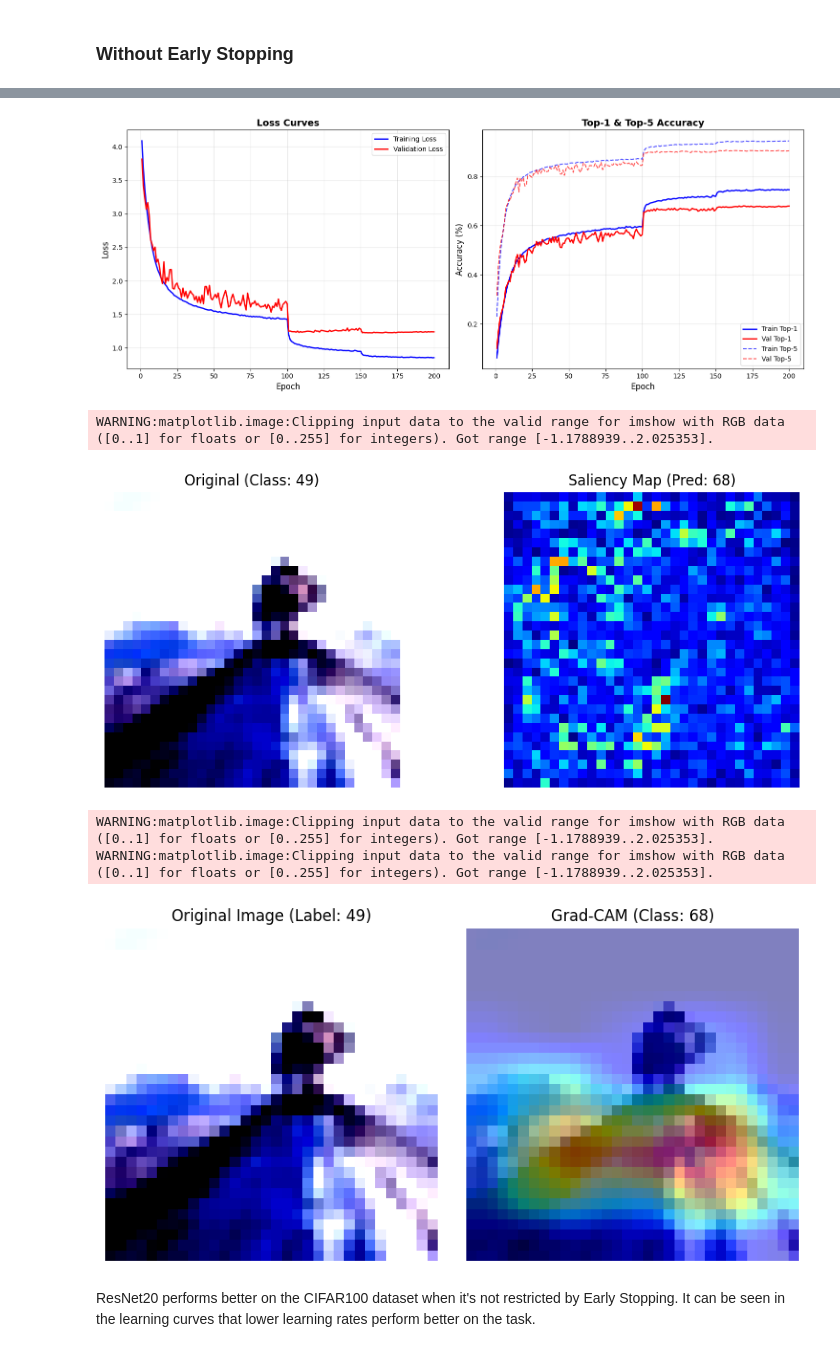
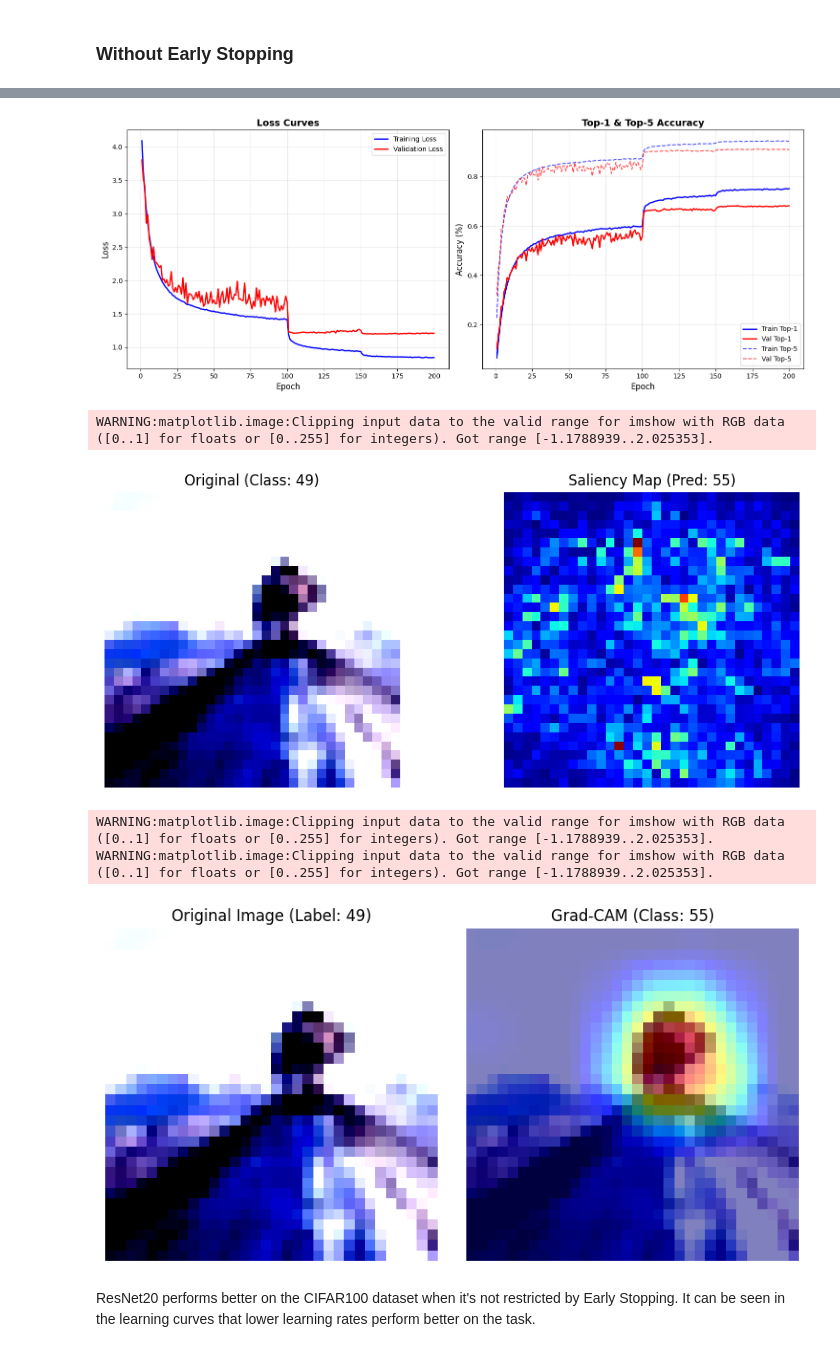
Before and after one commit to Hamza-Ali0237/PyTorch-Projects, a Jupyter notebook: Advanced/PyTorch-ResNet20_50-CIFAR100.ipynb, the cells around one changed output, grey strips where cells are left out. Cells and saved outputs as stored; diff of their text form; code cells hidden in the pictures.

Commit message:
Retrained ResNet20 With Weights Initialized

```diff
--- a/Advanced/PyTorch-ResNet20_50-CIFAR100.ipynb
+++ b/Advanced/PyTorch-ResNet20_50-CIFAR100.ipynb
@@ -497,7 +497,7 @@ class ResNet20(nn.Module):
     def _initialize_weights(self):
         for m in self.modules():
             if isinstance(m, nn.Conv2d):
-                init.kaiming_normal_(m.weight, mode='fan_out', non_linearity="relu")
+                init.kaiming_normal_(m.weight, mode='fan_out', nonlinearity="relu")
             elif isinstance(m, nn.BatchNorm2d):
                 init.constant_(m.weight, 1)
                 init.constant_(m.bias, 0)
@@ -681,18 +681,18 @@ Total Training Time: 6151.71s
 # %%
 plot_learning_curves(train_history, val_history)
 # %% [output]
-[figure, old version]
+[figure, new version]
 # %%
 plot_saliency_map(resnet20_2, val_loader, device)
 # %% [output]
 WARNING:matplotlib.image:Clipping input data to the valid range for imshow with RGB data ([0..1] for floats or [0..255] for integers). Got range [-1.1788939..2.025353].
-[figure, old version]
+[figure, new version]
 # %%
-plot_grad_cam(resnet20_2, val_loader, resnet20.res_block_3[2].block[3], device)
+plot_grad_cam(resnet20_2, val_loader, resnet20_2.res_block_3[2].block[3], device)
 # %% [output]
 WARNING:matplotlib.image:Clipping input data to the valid range for imshow with RGB data ([0..1] for floats or [0..255] for integers). Got range [-1.1788939..2.025353].
 WARNING:matplotlib.image:Clipping input data to the valid range for imshow with RGB data ([0..1] for floats or [0..255] for integers). Got range [-1.1788939..2.025353].
-[figure, old version]
+[figure, new version]
 # %% [markdown]
 ResNet20 performs better on the CIFAR100 dataset when it's not restricted by Early Stopping.
 It can be seen in the learning curves that lower learning rates perform better on the task.
```
Also changed, not shown: parts of 6 cells of this notebook.
